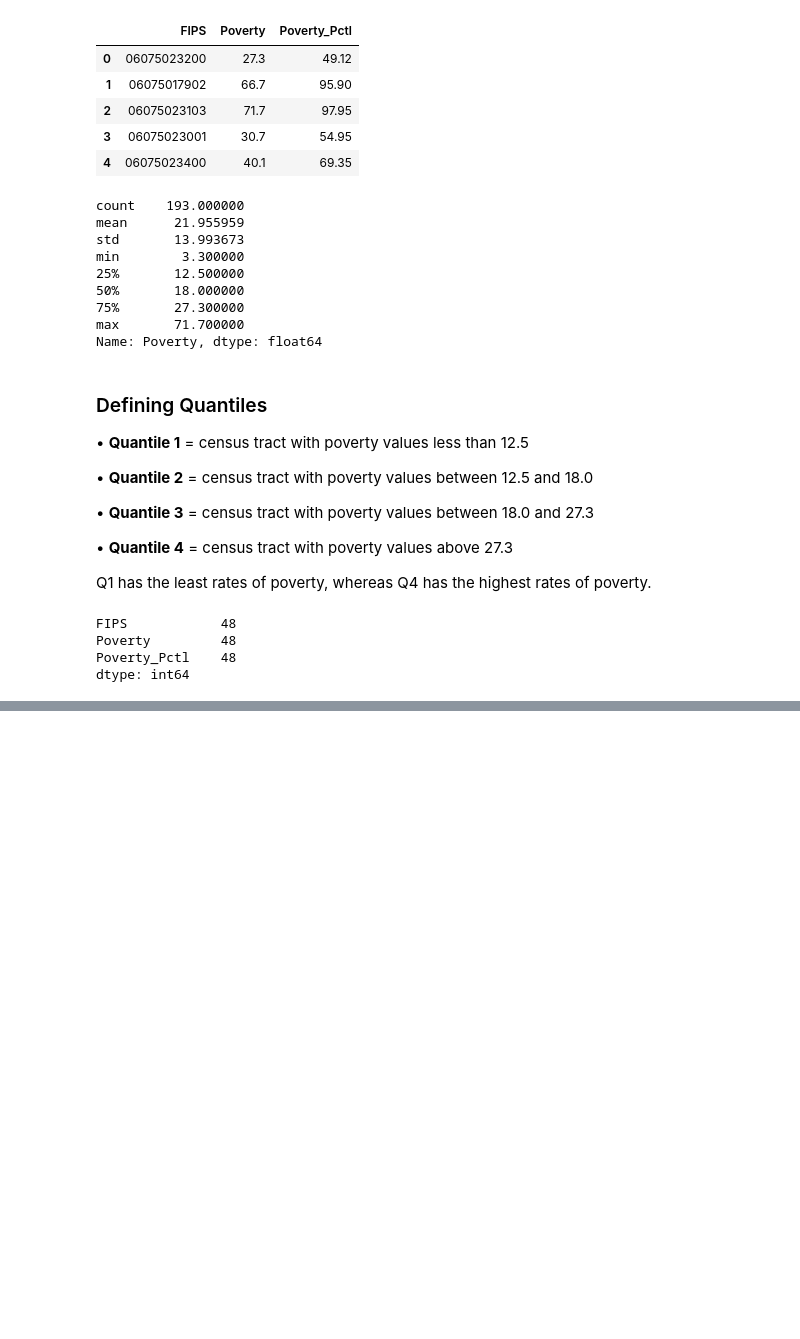
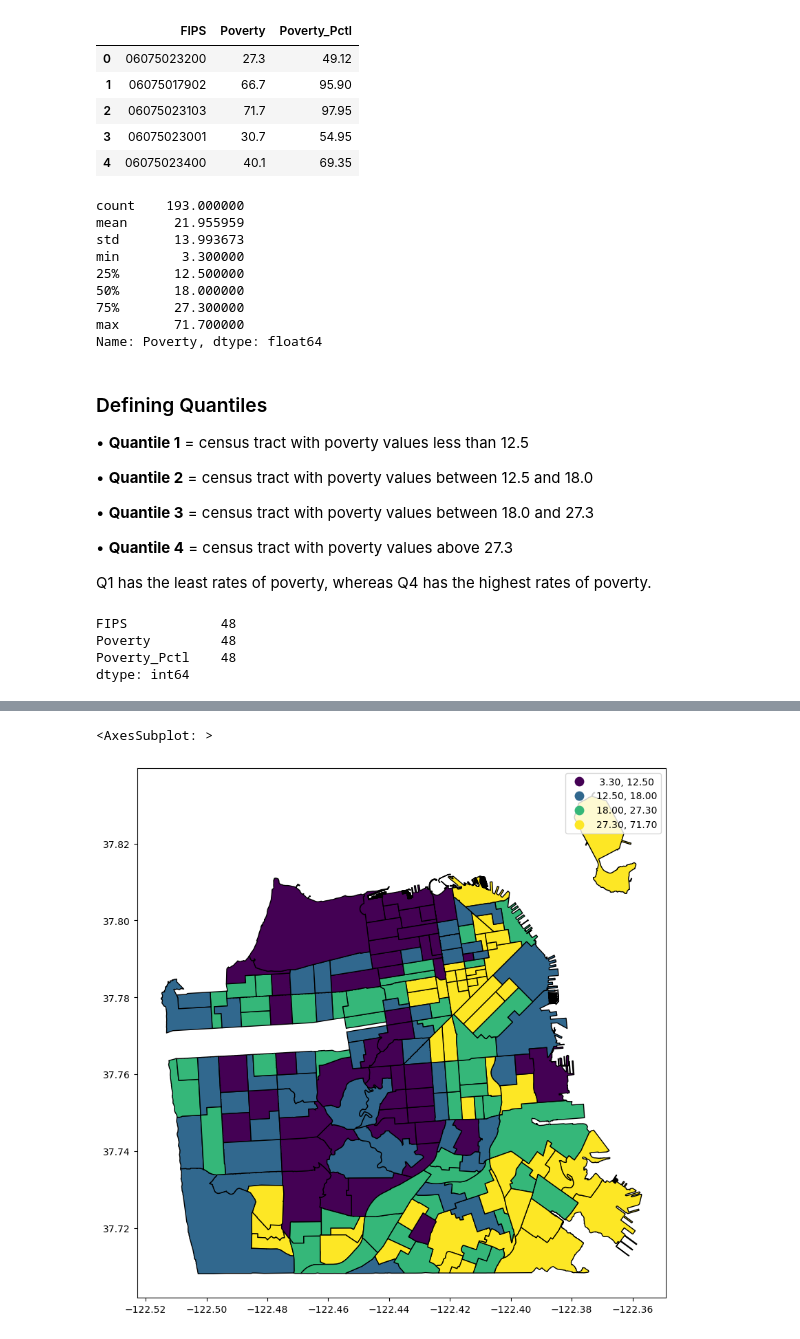
Before and after one commit to tommychandler5/221project, a Jupyter notebook: Group Assignments/W7 Assignment 3/Health Indices.ipynb, the cells around one changed output, grey strips where cells are left out. Cells and saved outputs as stored; diff of their text form; code cells hidden in the pictures; blank space fills up the shorter version.

```diff
--- a/Group Assignments/W7 Assignment 3/Health Indices.ipynb
+++ b/Group Assignments/W7 Assignment 3/Health Indices.ipynb
@@ -146,0 +172,3 @@ poverty_4=poverty[poverty.Poverty>27.3]
+# %%
+# create a FIPS column before merging
+poverty_tracts['FIPS']=poverty_tracts['geoid']
@@ -146,0 +184,4 @@ poverty_4=poverty[poverty.Poverty>27.3]
+# %%
+# create a new dataframe based on the join, tracts is spatial data so it must come first
+poverty_map=poverty_tracts.merge(poverty,on="FIPS")
+poverty_map.head(3)
@@ -146,0 +193,11 @@ poverty_4=poverty[poverty.Poverty>27.3]
+# %%
+#generate a chloropleth map based on the merged dataset
+poverty_map.plot(figsize=(12,10),
+                 column='Poverty',
+                 legend=True,
+                 scheme='quantiles',
+                 k=4,
+                 edgecolor='k')
+# %% [output]
+<AxesSubplot: >
+[figure, added]
```
Also changed, not shown: parts of 8 cells of this notebook.
